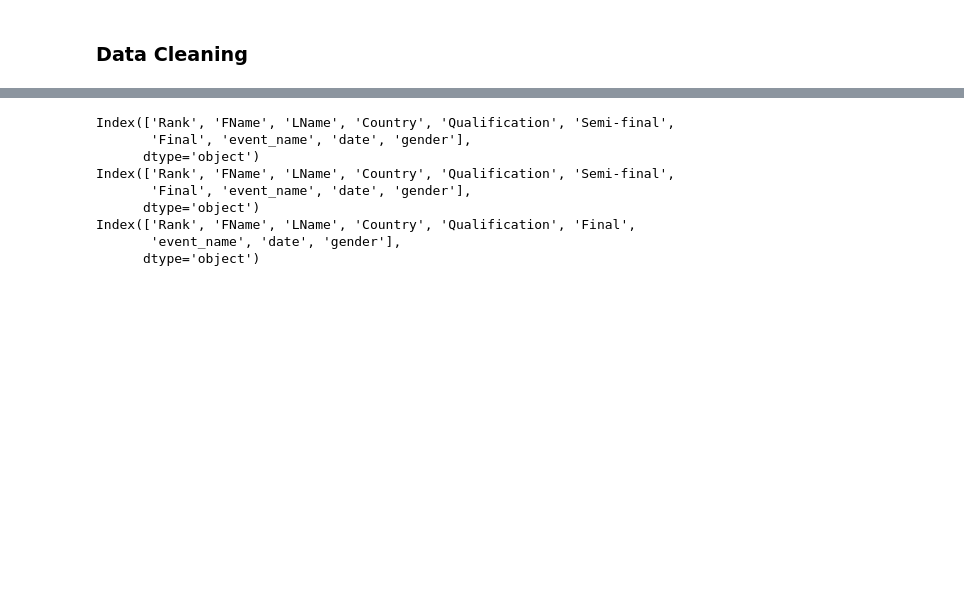
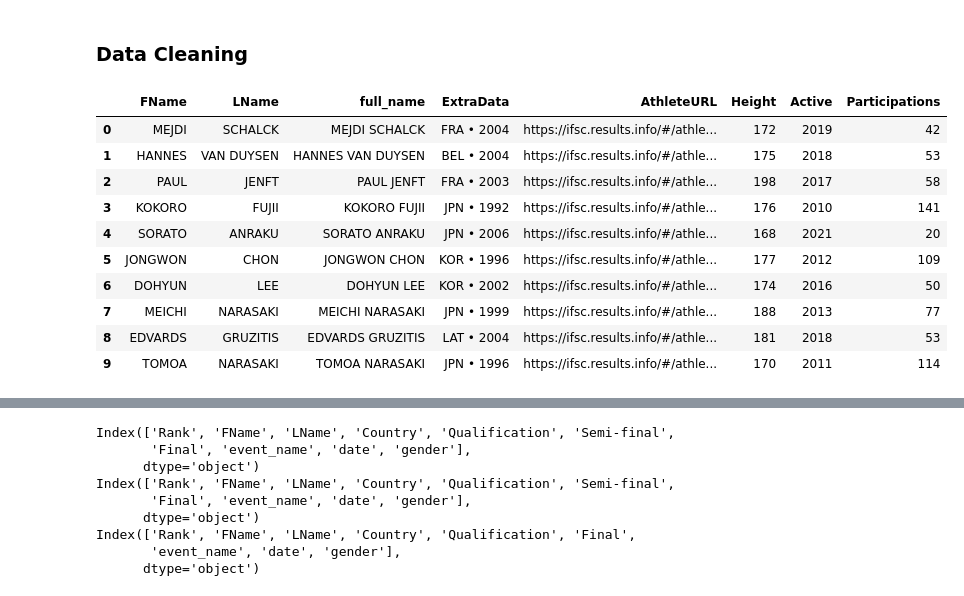
Before and after one commit to lfigil/ifsc-data, a Jupyter notebook: ifsc_analysis.ipynb, the cells around one changed output, grey strips where cells are left out. Drawn from its saved outputs; the diff is of its cells as text; code cells hidden in the pictures; blank space fills up the shorter version.

```diff
--- a/ifsc_analysis.ipynb
+++ b/ifsc_analysis.ipynb
@@ -5,5 +5,22 @@ import pandas as pd
 boulder_df = pd.read_csv("./competitions/world_cups_2023/2023_boulder.csv")
 lead_df = pd.read_csv("./competitions/world_cups_2023/2023_lead.csv")
 speed_df = pd.read_csv("./competitions/world_cups_2023/2023_speed.csv")
+
+# Read the athletes file
+athletes = pd.read_csv("./athlete_info.csv")
 # %% [markdown]
 ### Data Cleaning
+# %%
+athletes.head(10)
+# %% [output]
+|  | FName | LName | full_name | ExtraData | AthleteURL | Height | Active | Participations |
+| 0 | MEJDI | SCHALCK | MEJDI SCHALCK | FRA • 2004 | https://ifsc.results.info/#/athle... | 172 | 2019 | 42 |
+| 1 | HANNES | VAN DUYSEN | HANNES VAN DUYSEN | BEL • 2004 | https://ifsc.results.info/#/athle... | 175 | 2018 | 53 |
+| 2 | PAUL | JENFT | PAUL JENFT | FRA • 2003 | https://ifsc.results.info/#/athle... | 198 | 2017 | 58 |
+| 3 | KOKORO | FUJII | KOKORO FUJII | JPN • 1992 | https://ifsc.results.info/#/athle... | 176 | 2010 | 141 |
+| 4 | SORATO | ANRAKU | SORATO ANRAKU | JPN • 2006 | https://ifsc.results.info/#/athle... | 168 | 2021 | 20 |
+| 5 | JONGWON | CHON | JONGWON CHON | KOR • 1996 | https://ifsc.results.info/#/athle... | 177 | 2012 | 109 |
+| 6 | DOHYUN | LEE | DOHYUN LEE | KOR • 2002 | https://ifsc.results.info/#/athle... | 174 | 2016 | 50 |
+| 7 | MEICHI | NARASAKI | MEICHI NARASAKI | JPN • 1999 | https://ifsc.results.info/#/athle... | 188 | 2013 | 77 |
+| 8 | EDVARDS | GRUZITIS | EDVARDS GRUZITIS | LAT • 2004 | https://ifsc.results.info/#/athle... | 181 | 2018 | 53 |
+| 9 | TOMOA | NARASAKI | TOMOA NARASAKI | JPN • 1996 | https://ifsc.results.info/#/athle... | 170 | 2011 | 114 |
```
Also changed, not shown: parts of 4 cells of this notebook.
